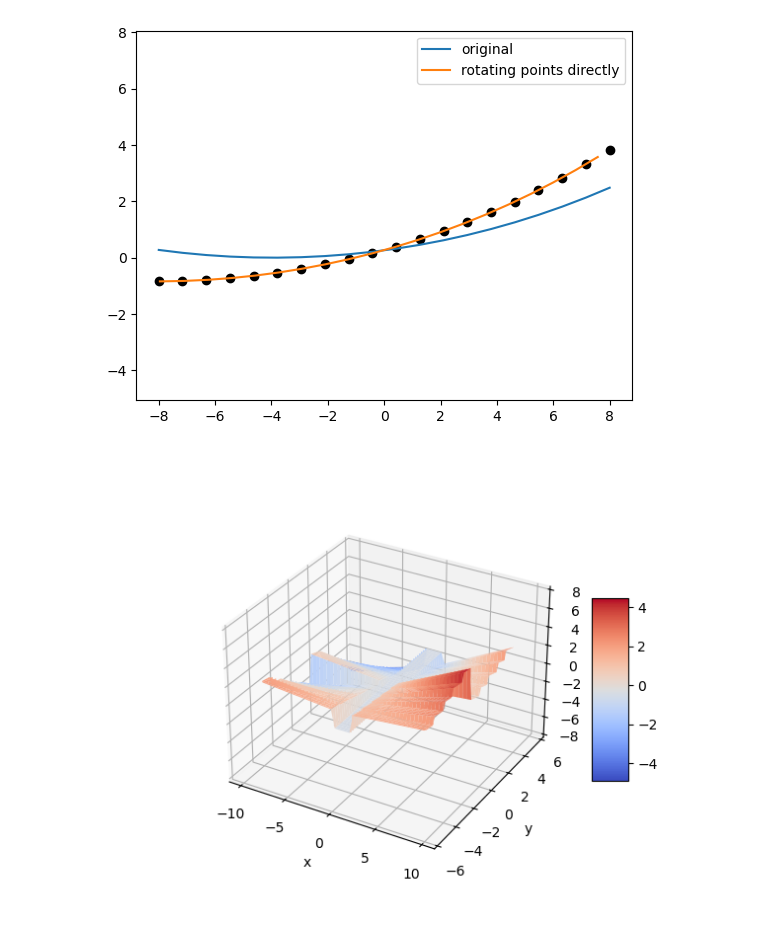
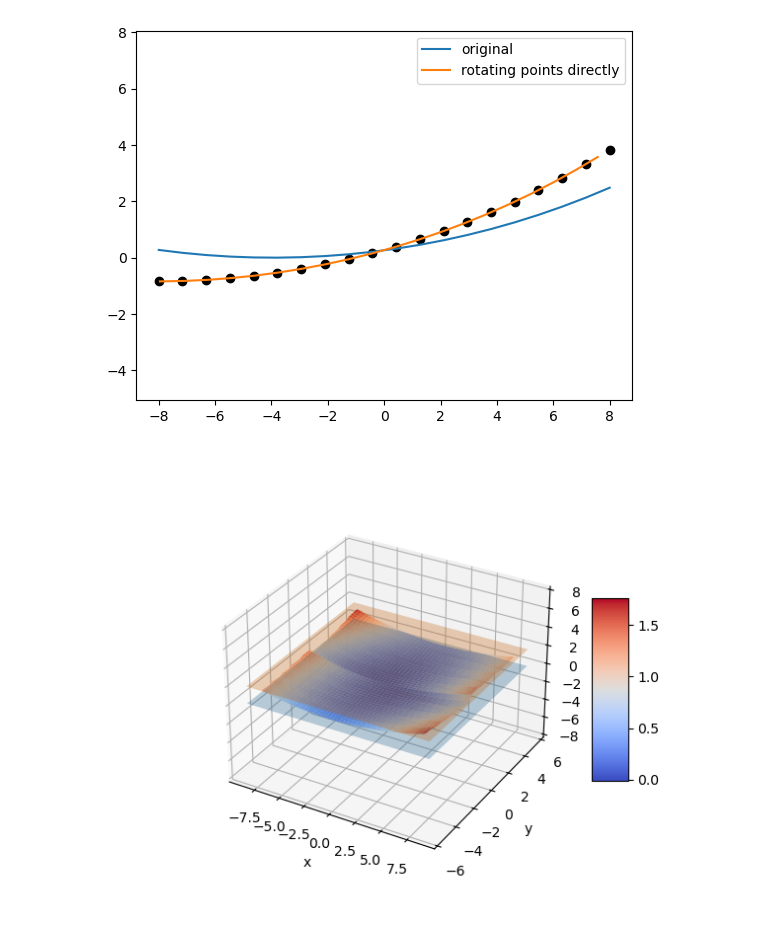
Before and after one commit to ellenle3/ifugen, a Jupyter notebook: python/surface_generator.ipynb, the cells around one changed output. Drawn from its saved outputs; the diff is of its cells as text; code cells hidden in the pictures.

```diff
--- a/python/surface_generator.ipynb
+++ b/python/surface_generator.ipynb
@@ -178,9 +199,10 @@ yt = 14.2
 l = 0
 m = 1
 n = 0.1
-l = l / np.sqrt(l*l+m*m+n*n)
-m = m / np.sqrt(l*l+m*m+n*n)
-n = n / np.sqrt(l*l+m*m+n*n)
+norm = np.sqrt(l*l+m*m+n*n)
+l /= norm
+m /= norm
+n /= norm
 
 ray_in = RayIn(xt, yt, l, m, n)
 ray_out = RayOut(0, 0, 0, 0, 0, 0, 0)
@@ -377,7 +398,9 @@ plt.show()
 # %% [output]
 [figure]
 # %%
-sag_func = tilted_plane_sag#conic_3d_sag
+sag_func = tilted_plane_sag
+sag_func = conic_3d_sag
+critical_xy_func = conic_3d_critical_xy
 
 n_each = 5
 n_rows = 2
@@ -386,18 +409,18 @@ mode = 1
 trace_gaps = False
 active_x = False
 active_y = False
-dalpha = 10
-dbeta = 10
-dgamma = 5
-alpha_cen = 20
-beta_cen = 10
+dalpha = 3
+dbeta = 2
+dgamma = 1
+alpha_cen = 0
+beta_cen = 0
 gamma_cen = 0
 dx = 8
 dy = 1
-r = 50
+r = 30
 c = 1/r
 k = 0
-xgap_width = 2
+xgap_width = 0
 xgap_depth = -0.5
 ygap_width = 0
 ygap_depth = -0.8
@@ -407,31 +430,35 @@ xsize, ysize = get_slicer_size(p)
 N = 200
 
 #Nx = n_cols * 8
 #Ny = n_rows * n_each * 8
 x = np.linspace(-1.1*xsize/2,1.1*xsize/2,N)
 y = np.linspace(-1.1*ysize/2,1.1*ysize/2,N)
 
 Z = np.zeros((N,N))
 for i,x1 in enumerate(x):
     for j,y1 in enumerate(y):
         Z[j,i]=make_image_slicer(x1, y1, p, sag_func)
         #Z[i,j]=make_image_slicer2(x1, y1, n_each, dalpha, dbeta, alpha_cen, beta_cen, dx, dy, rx, ry, kx, ky)
 
 
 X, Y = np.meshgrid(x, y)
 #Z2 = make_slice(X, Y, rx, ry, kx, ky, 0, 0)
 
+zmin, zmax = find_global_extrema_slicer(p, sag_func, critical_xy_func)
+
 fig, ax = plt.subplots(subplot_kw={"projection": "3d"})
 surf = ax.plot_surface(X, Y, Z, cmap=cm.coolwarm)
+ax.plot_surface(X,Y,np.ones((N,N))*zmin, alpha=0.3)
+ax.plot_surface(X,Y,np.ones((N,N))*zmax, alpha=0.3)
 #ax.scatter(9.487179487179485,-4.364548494983277,-0.6999614810235664, c='g')
 #ax.scatter(9.487179487179485,14.899665551839465,3.8157755724491054, c='g')
 #surf = ax.plot_surface(X, Y, Z2, cmap=cm.viridis)
 #ax.zaxis.set_major_formatter('{x:.02f}')
 #ax.view_init(azim=90, elev=0)
 ax.set_xlabel("x")
 ax.set_ylabel("y")
 ax.set_zlim(-8, 8)
 fig.colorbar(surf, shrink=0.5, aspect=5)
 plt.show()
 # %% [output]
-[figure, old version]
+[figure, new version]
```
Also changed, not shown: parts of 9 cells of this notebook, 9 other files.
